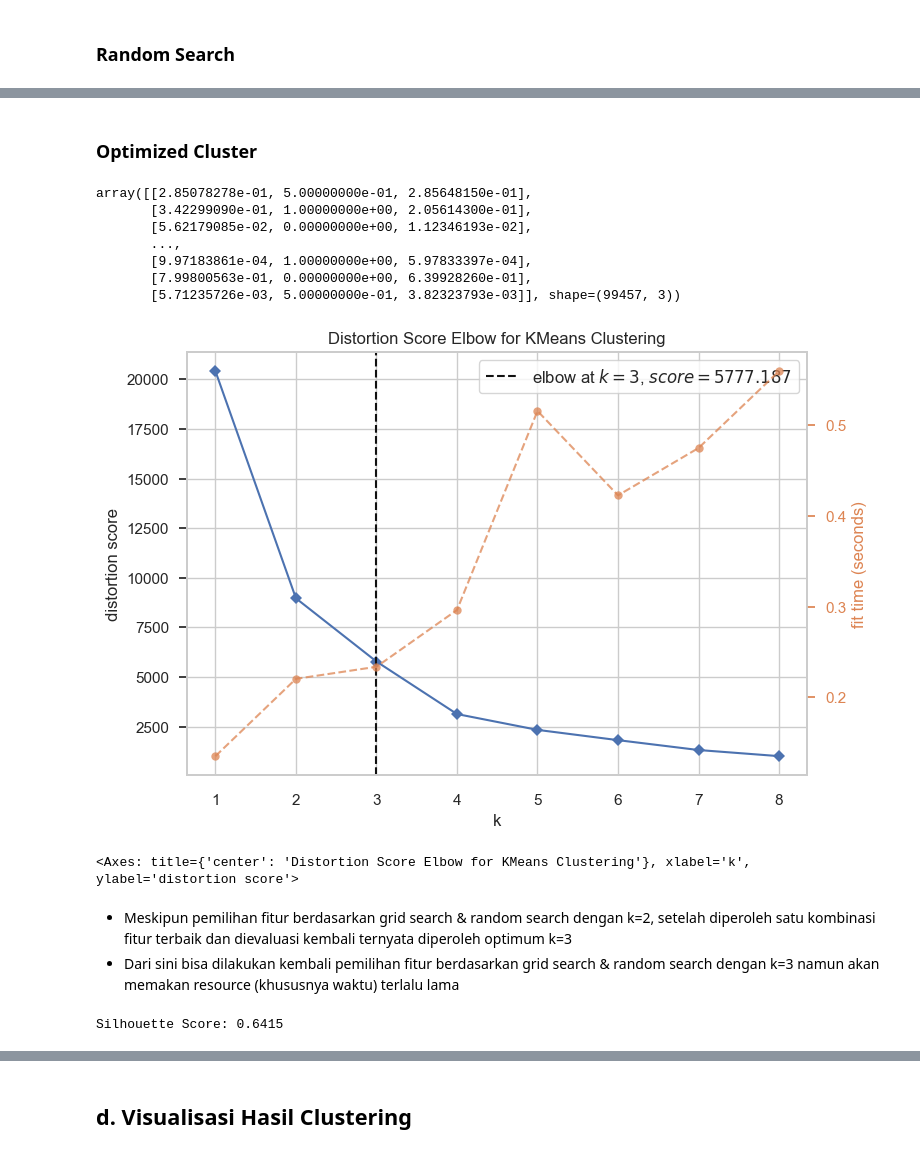
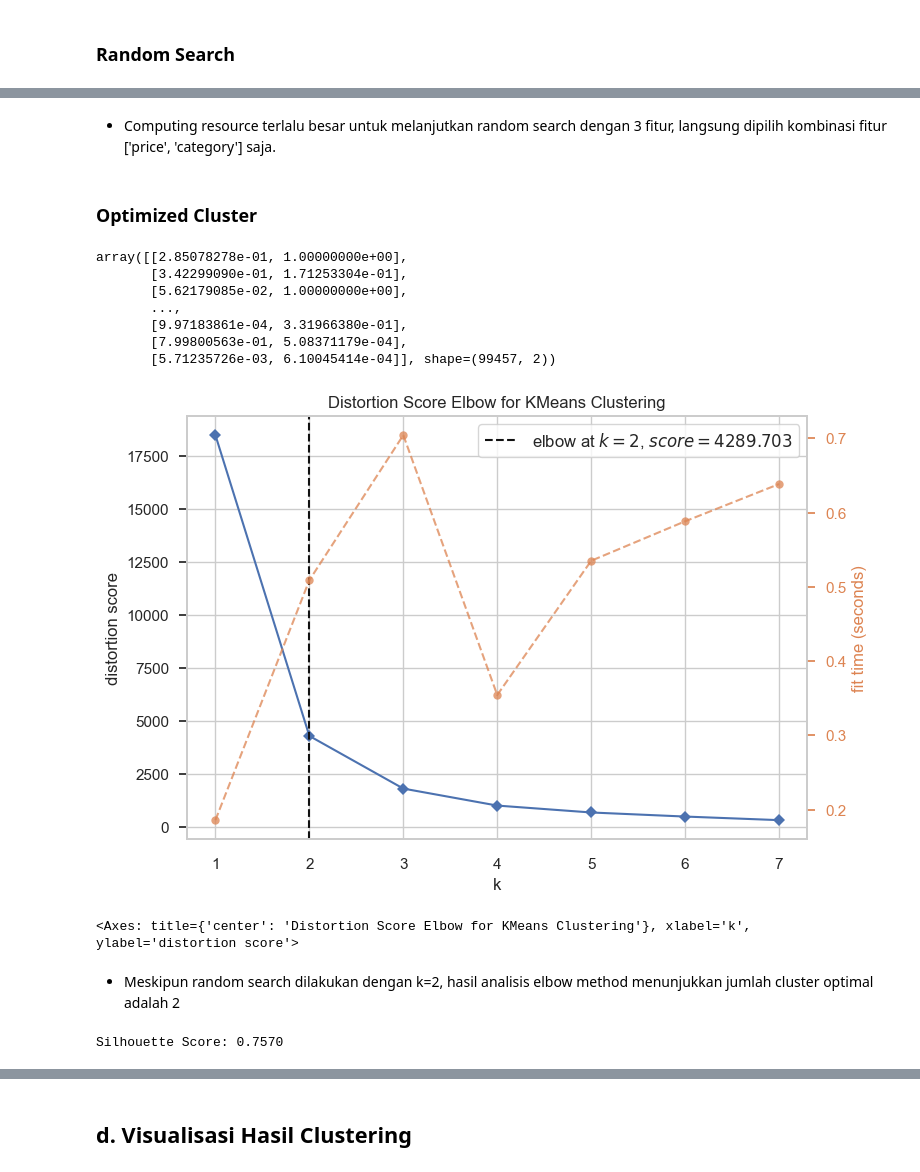
Before and after one commit to arguto1993/istanbul-retail-clustering-classification, a Jupyter notebook: clustering.ipynb, the cells around one changed output, grey strips where cells are left out. Drawn from its saved outputs; the diff is of its cells as text; code cells hidden in the pictures.

```diff
--- a/clustering.ipynb
+++ b/clustering.ipynb
@@ -845,6 +959,6 @@ def get_feature_combinations(features, min_size=2, max_size=3):
 # %%
-min_size_0 = max_size_0 = 2
-feature_combinations_0 = get_feature_combinations(features, min_size=min_size_0, max_size=max_size_0)
+CONSTANT_2 = 2
+feature_combinations_2 = get_mixed_feature_combinations(numeric_features, categoric_features, min_size=CONSTANT_2, max_size=CONSTANT_2)
 
-print(f"With a {min_size_0} features, there are {len(feature_combinations_0):,} feature combinations available for evaluation.")
+print(f"With {CONSTANT_2} features, there are {len(feature_combinations_2):,} mixed features combinations.")
 # %% [output]
@@ -851,0 +986,2 @@ With a 2 features, there are 36 feature combinations available for evaluation.
+# %%
+best_features_2, best_score_2  = find_optimum_cluster_features_random(df_opt, feature_combinations_2, n_iter=10, silhouette_threshold=0.7)
@@ -1016,2 +1031,0 @@ def find_optimum_cluster_features(df, feature_combinations, silhouette_threshold
-# %%
-best_features_2, best_score_2 = find_optimum_cluster_features(df_opt, feature_combination_2_guess, silhouette_threshold=0.7)
@@ -1030,43 +1032,44 @@ Best Feature Combination: ['price', 'payment_method_freq', 'value_norm', 'year_n
+# %% [markdown]
+- Computing resource terlalu besar untuk melanjutkan random search dengan 3 fitur, langsung dipilih kombinasi fitur ['price', 'category'] saja.
 # %% [markdown]
 ###  Optimized Cluster
 # %%
-X1 = df_opt[best_features_1].values
+X1 = df_opt[best_features_2].values
 X1
 # %% [output]
-array([[2.85078278e-01, 5.00000000e-01, 2.85648150e-01],
-       [3.42299090e-01, 1.00000000e+00, 2.05614300e-01],
-       [5.62179085e-02, 0.00000000e+00, 1.12346193e-02],
+array([[2.85078278e-01, 1.00000000e+00],
+       [3.42299090e-01, 1.71253304e-01],
+       [5.62179085e-02, 1.00000000e+00],
        ...,
-       [9.97183861e-04, 1.00000000e+00, 5.97833397e-04],
-       [7.99800563e-01, 0.00000000e+00, 6.39928260e-01],
-       [5.71235726e-03, 5.00000000e-01, 3.82323793e-03]], shape=(99457, 3))
+       [9.97183861e-04, 3.31966380e-01],
+       [7.99800563e-01, 5.08371179e-04],
+       [5.71235726e-03, 6.10045414e-04]], shape=(99457, 2))
 # %%
 kmeans_1 = KMeans(init='k-means++', n_init=10, random_state=random_state)
 
 # Inisialisasi visualizer KElbow untuk menentukan jumlah cluster optimal
-visualizer = KElbowVisualizer(kmeans_1, k=(1, 9))
+visualizer = KElbowVisualizer(kmeans_1, k=(1, 8))
 
 # Fit visualizer dengan data untuk menemukan jumlah cluster optimal
 visualizer.fit(X1)
 
 # Menampilkan grafik elbow untuk analisis
 visualizer.show()
 # %% [output]
-[figure, old version]
+[figure, new version]
 <Axes: title={'center': 'Distortion Score Elbow for KMeans Clustering'}, xlabel='k', ylabel='distortion score'>
-# %% [markdown]
-- Meskipun pemilihan fitur berdasarkan grid search & random search dengan k=2, setelah diperoleh satu kombinasi fitur terbaik dan dievaluasi kembali ternyata diperoleh optimum k=3
-- Dari sini bisa dilakukan kembali pemilihan fitur berdasarkan grid search & random search dengan k=3 namun akan memakan resource (khususnya waktu) terlalu lama
+# %% [markdown]
+- Meskipun random search dilakukan dengan k=2, hasil analisis elbow method menunjukkan jumlah cluster optimal adalah 2
 # %%
 # Fit KMeans model
-k = 3
+k = 2
 kmeans_1 = KMeans(n_clusters=k, init='k-means++', n_init=10, random_state=random_state)
 kmeans_1.fit(X1)
 
 optimized_score = silhouette_score(X1, kmeans_1.labels_)
 print(f'Silhouette Score: {optimized_score:.4f}')
 # %% [output]
-Silhouette Score: 0.6415
+Silhouette Score: 0.7570
 # %% [markdown]
 ### Perbandingan Silhouette Score & Fitur sebelum dan sesudah optimasi
 - Sebelum optimasi (sudah menerapkan binning, normalization, & encoding):
```
Also changed, not shown: parts of 91 cells of this notebook, 1 other file.
